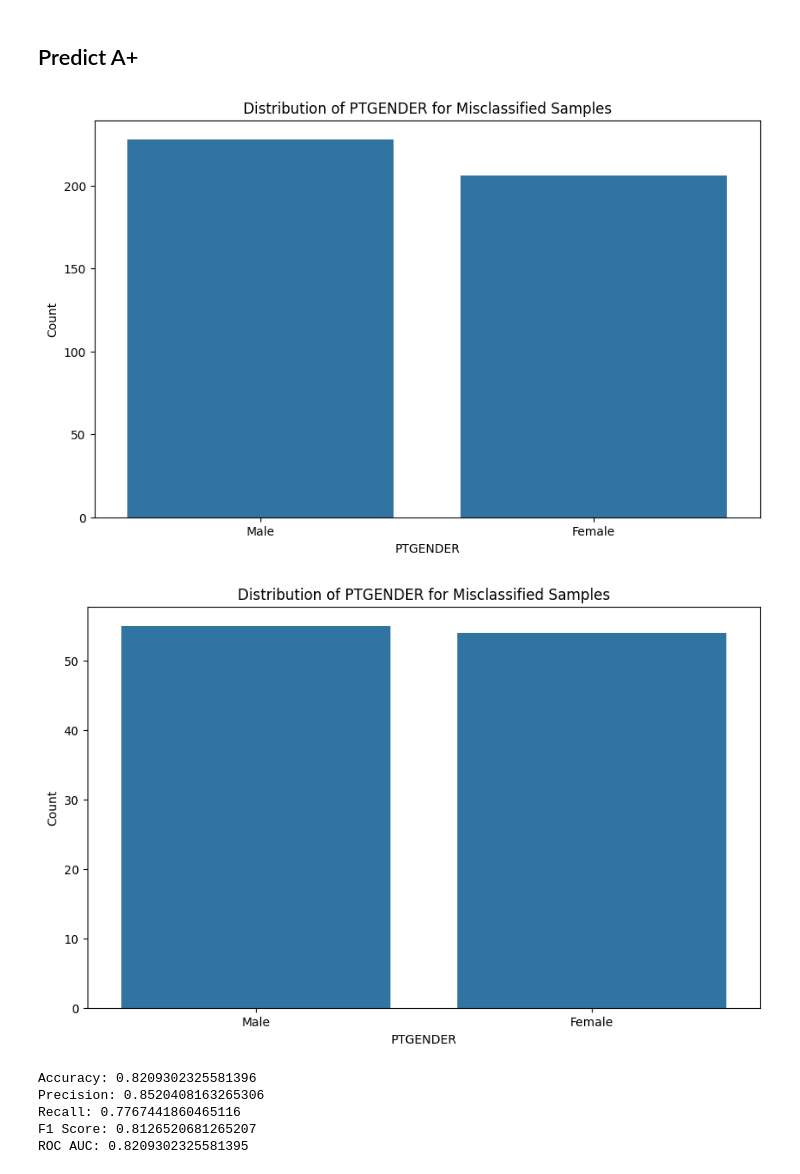
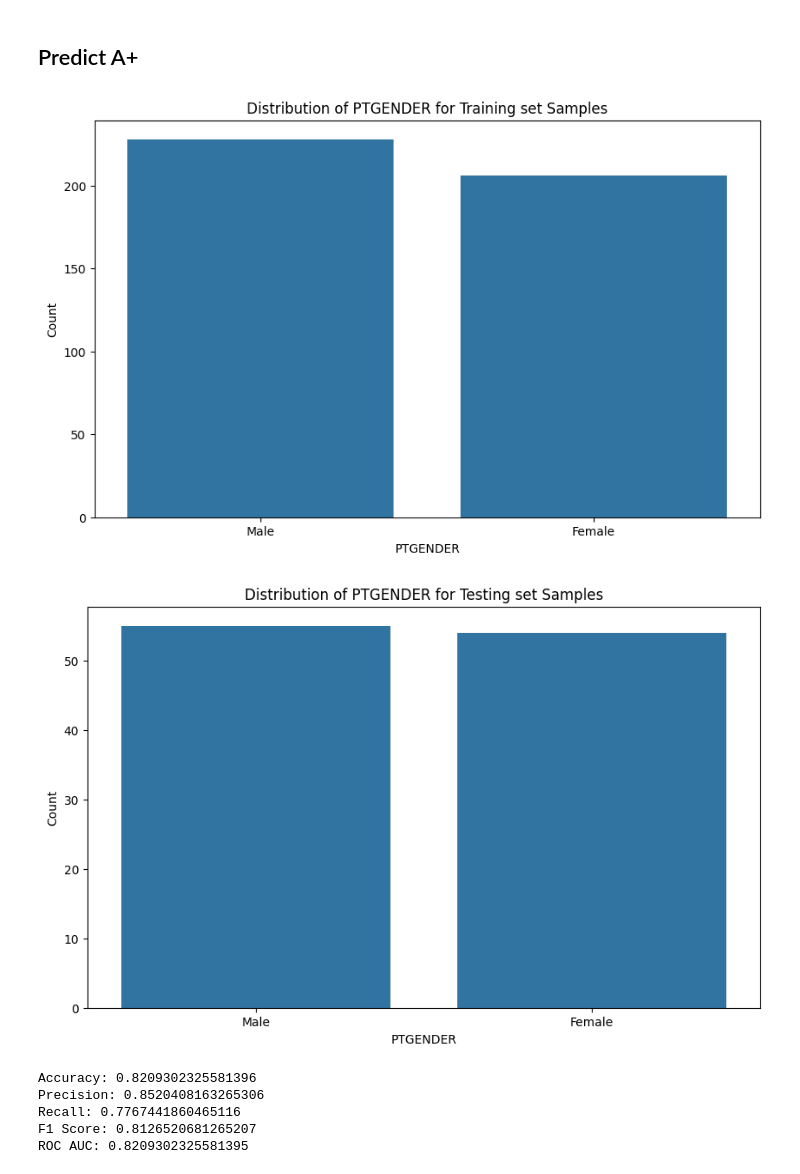
Before and after one commit to Aquila69420/adni-ml, a Jupyter notebook: torch_classification.ipynb, the cells around one changed output. Drawn from its saved outputs; the diff is of its cells as text; code cells hidden in the pictures.

```diff
--- a/torch_classification.ipynb
+++ b/torch_classification.ipynb
@@ -75,42 +75,42 @@ X_test = torch.tensor(X_test, dtype=torch.float32).to(device)
 y_train = torch.tensor(y_train.values, dtype=torch.float32).to(device).unsqueeze(1)
 y_test = torch.tensor(y_test.values, dtype=torch.float32).to(device).unsqueeze(1)
 # %%
-X_train_df = pd.DataFrame(X_train.cpu().numpy(), columns=X.columns)
-# Get the features from df not in X_train_df and extend the columns of X_train_df to include the missing features
-missing_features = set(df.columns) - set(X_train_df.columns)
-for feature in missing_features:
-    # Fill the missing feature with the value from the original DataFrame for the corresponding test samples
-    X_train_df[feature] = df.loc[X_train_df.index, feature].values
-    # Reorder the columns to match the original DataFrame
-    # X_train_df = X_train_df[df.columns]  # Reorder columns to match original DataFrame to untransform
+# X_train_df = pd.DataFrame(X_train.cpu().numpy(), columns=X.columns)
+# # Get the features from df not in X_train_df and extend the columns of X_train_df to include the missing features
+# missing_features = set(df.columns) - set(X_train_df.columns)
+# for feature in missing_features:
+#     # Fill the missing feature with the value from the original DataFrame for the corresponding test samples
+#     X_train_df[feature] = df.loc[X_train_df.index, feature].values
+#     # Reorder the columns to match the original DataFrame
+#     # X_train_df = X_train_df[df.columns]  # Reorder columns to match original DataFrame to untransform
 
 plt.figure(figsize=(10, 6))
 sns.countplot(data=X_train_df, x='PTGENDER', order=gender_labels.keys())
-plt.title('Distribution of PTGENDER for Misclassified Samples')
+plt.title('Distribution of PTGENDER for Training set Samples')
 plt.xlabel('PTGENDER')
 plt.ylabel('Count')
 plt.xticks(ticks=list(gender_labels.keys()), labels=list(gender_labels.values()))
 plt.show()
 # %% [output]
-[figure, old version]
+[figure, new version]
 # %%
-X_test_df = pd.DataFrame(X_test.cpu().numpy(), columns=X.columns)
-# Get the features from df not in X_test_df and extend the columns of X_test_df to include the missing features
-missing_features = set(df.columns) - set(X_test_df.columns)
-for feature in missing_features:
-    # Fill the missing feature with the value from the original DataFrame for the corresponding test samples
-    X_test_df[feature] = df.loc[X_test_df.index, feature].values
-    # Reorder the columns to match the original DataFrame
-    # X_test_df = X_test_df[df.columns]  # Reorder columns to match original DataFrame to untransform
+# X_test_df = pd.DataFrame(X_test.cpu().numpy(), columns=X.columns)
+# # Get the features from df not in X_test_df and extend the columns of X_test_df to include the missing features
+# missing_features = set(df.columns) - set(X_test_df.columns)
+# for feature in missing_features:
+#     # Fill the missing feature with the value from the original DataFrame for the corresponding test samples
+#     X_test_df[feature] = df.loc[X_test_df.index, feature].values
+#     # Reorder the columns to match the original DataFrame
+#     # X_test_df = X_test_df[df.columns]  # Reorder columns to match original DataFrame to untransform
 plt.figure(figsize=(10, 6))
 sns.countplot(data=X_test_df, x='PTGENDER', order=gender_labels.keys())
-plt.title('Distribution of PTGENDER for Misclassified Samples')
+plt.title('Distribution of PTGENDER for Testing set Samples')
 plt.xlabel('PTGENDER')
 plt.ylabel('Count')
 plt.xticks(ticks=list(gender_labels.keys()), labels=list(gender_labels.values()))
 plt.show()
 # %% [output]
-[figure, old version]
+[figure, new version]
 # %%
 model = SVM(X_train, y_train).to(device)
 
```
Also changed, not shown: parts of 2 cells of this notebook.
